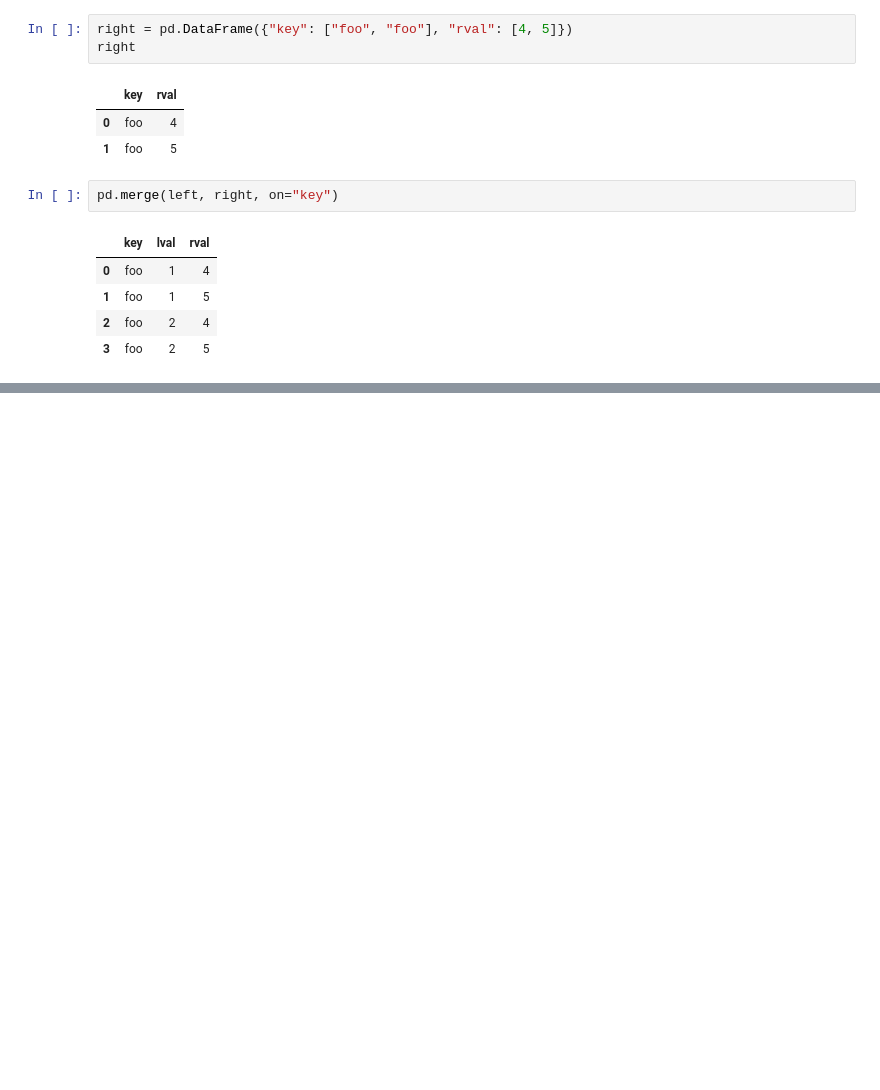
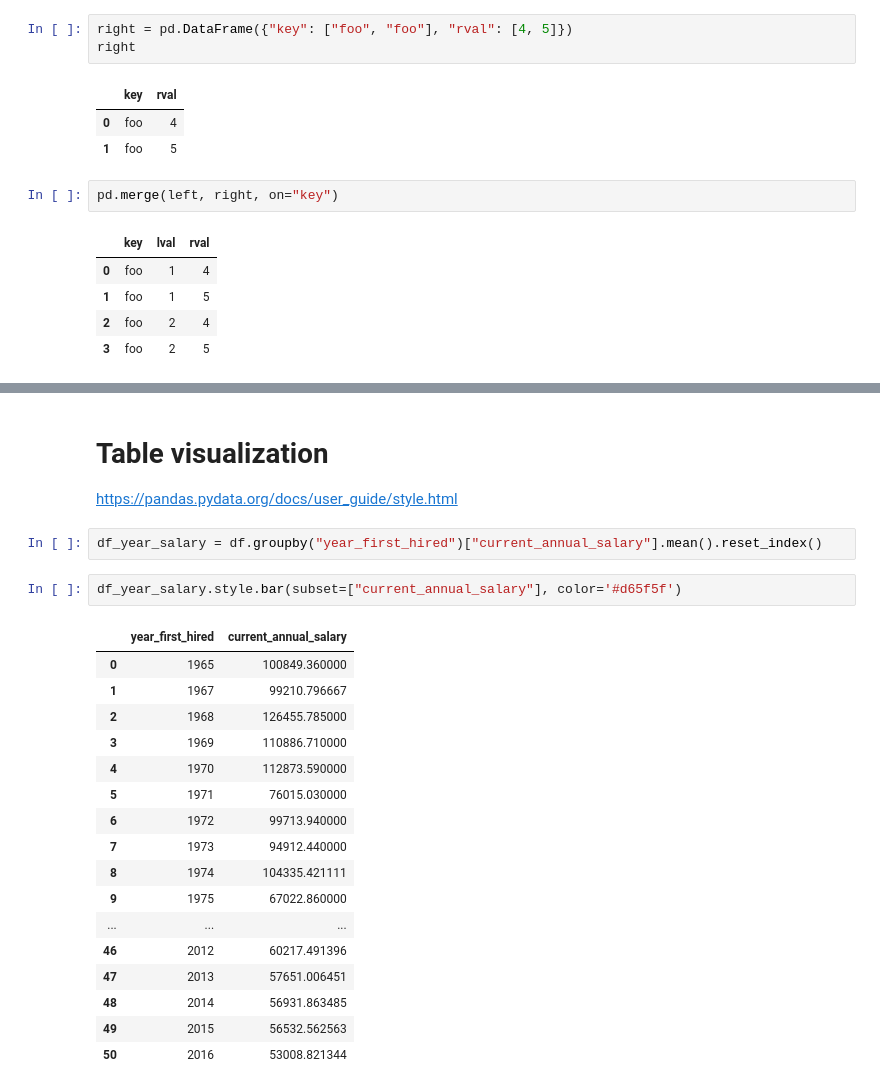
Before and after one commit to sylvaincom/pyds_lectures, a Jupyter notebook: cs_exed/ms_ia_confiance/2024_2025/lectures/2024_10_15_2_advanced_pandas.ipynb, the cells around one changed output, grey strips where cells are left out. Saved outputs shown, nothing was run; the diff lists cells and outputs as text; blank space fills up the shorter version.

```diff
--- a/cs_exed/ms_ia_confiance/2024_2025/lectures/2024_10_15_2_advanced_pandas.ipynb
+++ b/cs_exed/ms_ia_confiance/2024_2025/lectures/2024_10_15_2_advanced_pandas.ipynb
@@ -228,0 +317,26 @@ pd.pivot_table(df, values="D", index=["A", "B"], columns=["C"])
+# %% [markdown]
+# Table visualization
+
+https://pandas.pydata.org/docs/user_guide/style.html
+# %%
+df_year_salary = df.groupby("year_first_hired")["current_annual_salary"].mean().reset_index()
+# %%
+df_year_salary.style.bar(subset=["current_annual_salary"], color='#d65f5f')
+# %% [output]
+|  | year_first_hired | current_annual_salary |
+| 0 | 1965 | 100849.360000 |
+| 1 | 1967 | 99210.796667 |
+| 2 | 1968 | 126455.785000 |
+| 3 | 1969 | 110886.710000 |
+| 4 | 1970 | 112873.590000 |
+| 5 | 1971 | 76015.030000 |
+| 6 | 1972 | 99713.940000 |
+| 7 | 1973 | 94912.440000 |
+| 8 | 1974 | 104335.421111 |
+| 9 | 1975 | 67022.860000 |
+| ... | ... | ... |
+| 46 | 2012 | 60217.491396 |
+| 47 | 2013 | 57651.006451 |
+| 48 | 2014 | 56931.863485 |
+| 49 | 2015 | 56532.562563 |
+| 50 | 2016 | 53008.821344 |
```
Also changed, not shown: parts of 34 cells of this notebook.
